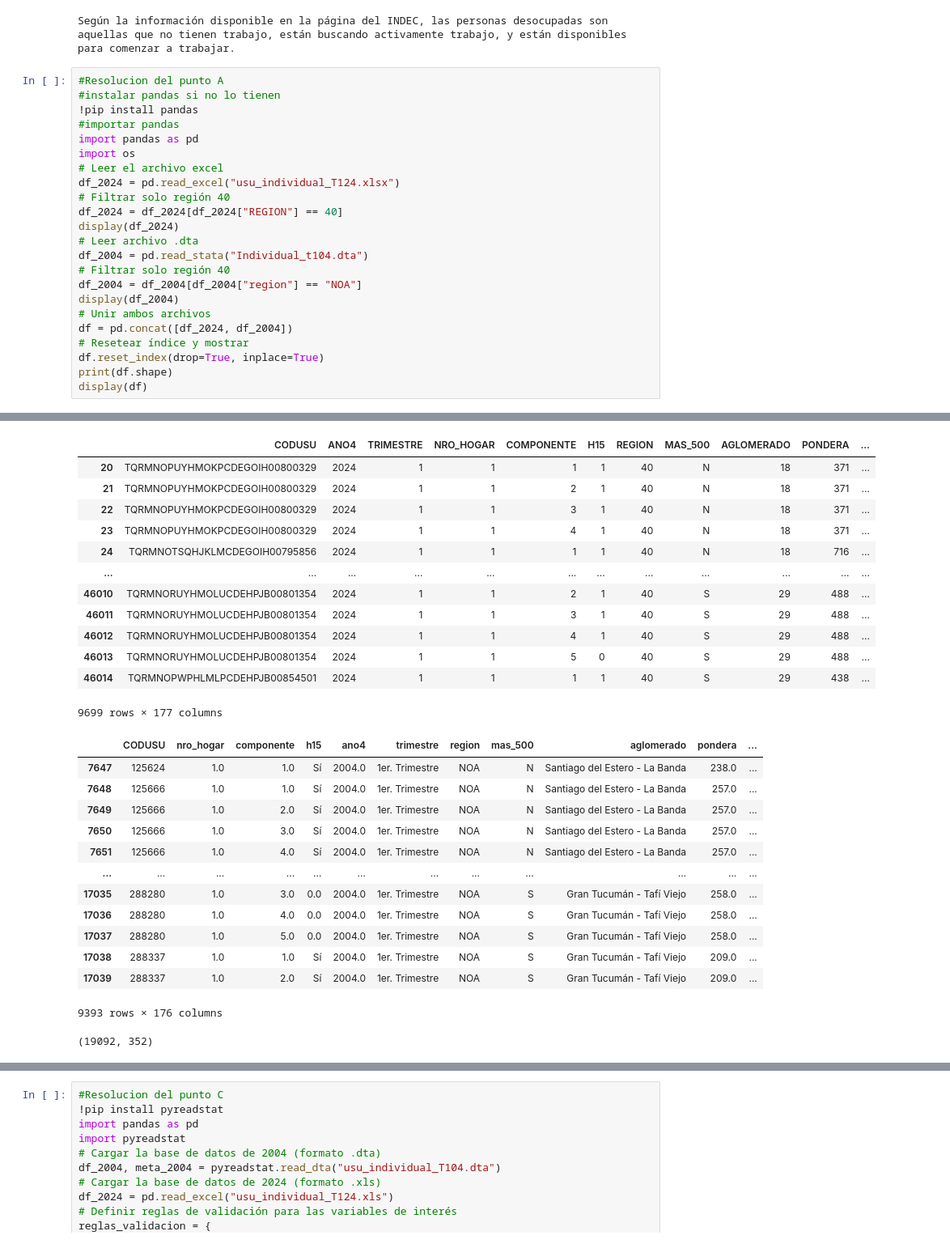
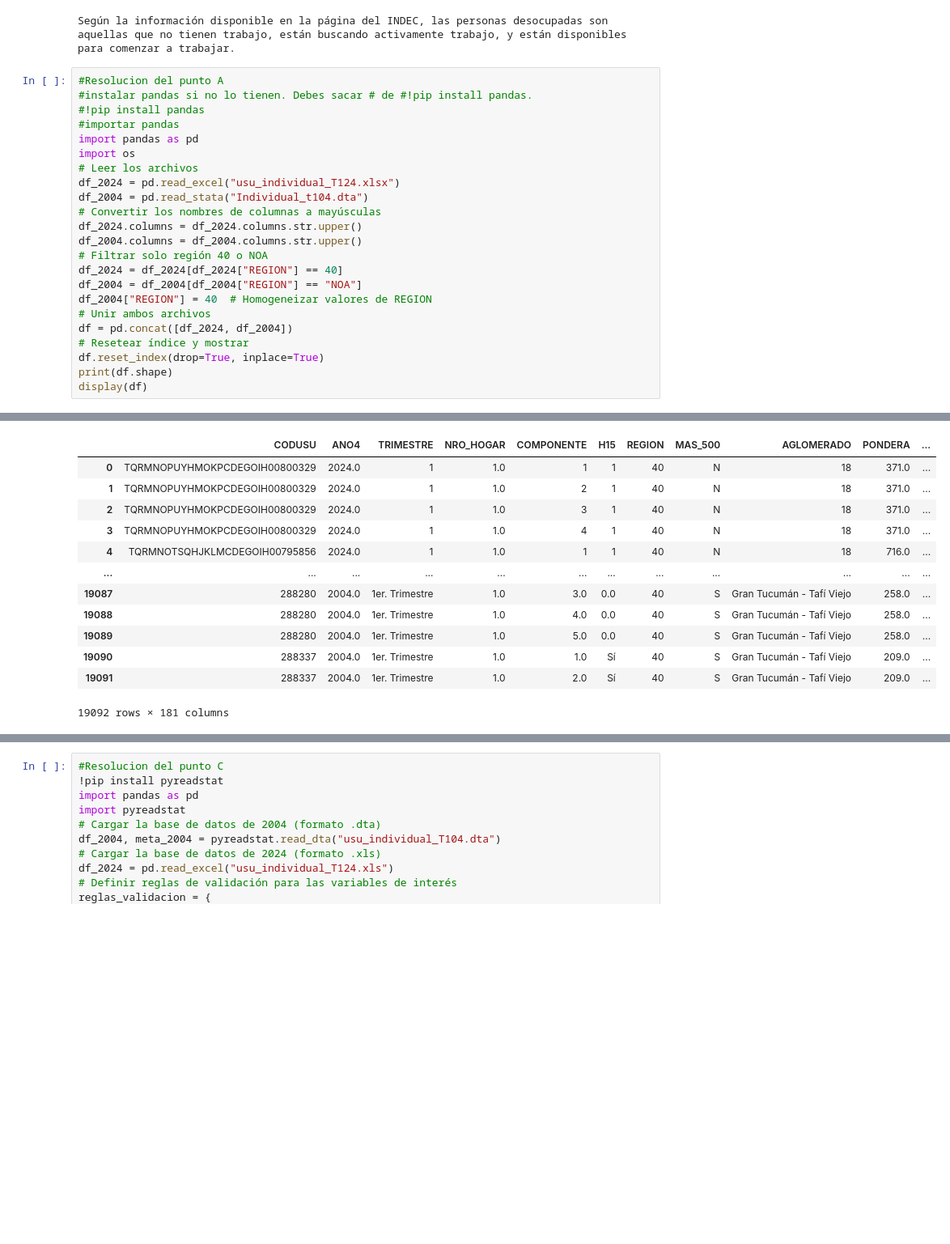
Before and after one commit to LucaDadderio0/-BigDataUBA-Grup10, a Jupyter notebook: TP2/Big_Data_TP2_Grupo10.ipynb, the cells around one changed output, grey strips where cells are left out. Shown at 81% size. Saved outputs shown, nothing was run; the diff lists cells and outputs as text; blank space fills up the shorter version.

```diff
--- a/TP2/Big_Data_TP2_Grupo10.ipynb
+++ b/TP2/Big_Data_TP2_Grupo10.ipynb
@@ -5,21 +5,21 @@ print("Según la información disponible en la página del INDEC, las personas d
 Según la información disponible en la página del INDEC, las personas desocupadas son aquellas que no tienen trabajo, están buscando activamente trabajo, y están disponibles para comenzar a trabajar.
 # %%
 #Resolucion del punto A
-#instalar pandas si no lo tienen
-!pip install pandas
+#instalar pandas si no lo tienen. Debes sacar # de #!pip install pandas.
+#!pip install pandas
 #importar pandas
 import pandas as pd
 import os
-# Leer el archivo excel
+# Leer los archivos
 df_2024 = pd.read_excel("usu_individual_T124.xlsx")
-# Filtrar solo región 40
+df_2004 = pd.read_stata("Individual_t104.dta")
+# Convertir los nombres de columnas a mayúsculas
+df_2024.columns = df_2024.columns.str.upper()
+df_2004.columns = df_2004.columns.str.upper()
+# Filtrar solo región 40 o NOA
 df_2024 = df_2024[df_2024["REGION"] == 40]
-display(df_2024)
-# Leer archivo .dta
-df_2004 = pd.read_stata("Individual_t104.dta")
-# Filtrar solo región 40
-df_2004 = df_2004[df_2004["region"] == "NOA"]
-display(df_2004)
+df_2004 = df_2004[df_2004["REGION"] == "NOA"]
+df_2004["REGION"] = 40  # Homogeneizar valores de REGION
 # Unir ambos archivos
 df = pd.concat([df_2024, df_2004])
 # Resetear índice y mostrar
@@ -36,27 +31,13 @@ Requirement already satisfied: six>=1.5 in c:\users\cece\anaconda3\lib\site-pack
 |  | CODUSU | ANO4 | TRIMESTRE | NRO_HOGAR | COMPONENTE | H15 | REGION | MAS_500 | AGLOMERADO | PONDERA | ... |
-| 20 | TQRMNOPUYHMOKPCDEGOIH00800329 | 2024 | 1 | 1 | 1 | 1 | 40 | N | 18 | 371 | ... |
-| 21 | TQRMNOPUYHMOKPCDEGOIH00800329 | 2024 | 1 | 1 | 2 | 1 | 40 | N | 18 | 371 | ... |
-| 22 | TQRMNOPUYHMOKPCDEGOIH00800329 | 2024 | 1 | 1 | 3 | 1 | 40 | N | 18 | 371 | ... |
-| 23 | TQRMNOPUYHMOKPCDEGOIH00800329 | 2024 | 1 | 1 | 4 | 1 | 40 | N | 18 | 371 | ... |
-| 24 | TQRMNOTSQHJKLMCDEGOIH00795856 | 2024 | 1 | 1 | 1 | 1 | 40 | N | 18 | 716 | ... |
+| 0 | TQRMNOPUYHMOKPCDEGOIH00800329 | 2024.0 | 1 | 1.0 | 1 | 1 | 40 | N | 18 | 371.0 | ... |
+| 1 | TQRMNOPUYHMOKPCDEGOIH00800329 | 2024.0 | 1 | 1.0 | 2 | 1 | 40 | N | 18 | 371.0 | ... |
+| 2 | TQRMNOPUYHMOKPCDEGOIH00800329 | 2024.0 | 1 | 1.0 | 3 | 1 | 40 | N | 18 | 371.0 | ... |
+| 3 | TQRMNOPUYHMOKPCDEGOIH00800329 | 2024.0 | 1 | 1.0 | 4 | 1 | 40 | N | 18 | 371.0 | ... |
+| 4 | TQRMNOTSQHJKLMCDEGOIH00795856 | 2024.0 | 1 | 1.0 | 1 | 1 | 40 | N | 18 | 716.0 | ... |
 | ... | ... | ... | ... | ... | ... | ... | ... | ... | ... | ... | ... |
-| 46010 | TQRMNORUYHMOLUCDEHPJB00801354 | 2024 | 1 | 1 | 2 | 1 | 40 | S | 29 | 488 | ... |
-| 46011 | TQRMNORUYHMOLUCDEHPJB00801354 | 2024 | 1 | 1 | 3 | 1 | 40 | S | 29 | 488 | ... |
-| 46012 | TQRMNORUYHMOLUCDEHPJB00801354 | 2024 | 1 | 1 | 4 | 1 | 40 | S | 29 | 488 | ... |
-| 46013 | TQRMNORUYHMOLUCDEHPJB00801354 | 2024 | 1 | 1 | 5 | 0 | 40 | S | 29 | 488 | ... |
-| 46014 | TQRMNOPWPHLMLPCDEHPJB00854501 | 2024 | 1 | 1 | 1 | 1 | 40 | S | 29 | 438 | ... |
+| 19087 | 288280 | 2004.0 | 1er. Trimestre | 1.0 | 3.0 | 0.0 | 40 | S | Gran Tucumán - Tafí Viejo | 258.0 | ... |
+| 19088 | 288280 | 2004.0 | 1er. Trimestre | 1.0 | 4.0 | 0.0 | 40 | S | Gran Tucumán - Tafí Viejo | 258.0 | ... |
+| 19089 | 288280 | 2004.0 | 1er. Trimestre | 1.0 | 5.0 | 0.0 | 40 | S | Gran Tucumán - Tafí Viejo | 258.0 | ... |
+| 19090 | 288337 | 2004.0 | 1er. Trimestre | 1.0 | 1.0 | Sí | 40 | S | Gran Tucumán - Tafí Viejo | 209.0 | ... |
+| 19091 | 288337 | 2004.0 | 1er. Trimestre | 1.0 | 2.0 | Sí | 40 | S | Gran Tucumán - Tafí Viejo | 209.0 | ... |
-9699 rows × 177 columns
+19092 rows × 181 columns
-|  | CODUSU | nro_hogar | componente | h15 | ano4 | trimestre | region | mas_500 | aglomerado | pondera | ... |
-| 7647 | 125624 | 1.0 | 1.0 | Sí | 2004.0 | 1er. Trimestre | NOA | N | Santiago del Estero - La Banda | 238.0 | ... |
-| 7648 | 125666 | 1.0 | 1.0 | Sí | 2004.0 | 1er. Trimestre | NOA | N | Santiago del Estero - La Banda | 257.0 | ... |
-| 7649 | 125666 | 1.0 | 2.0 | Sí | 2004.0 | 1er. Trimestre | NOA | N | Santiago del Estero - La Banda | 257.0 | ... |
-| 7650 | 125666 | 1.0 | 3.0 | Sí | 2004.0 | 1er. Trimestre | NOA | N | Santiago del Estero - La Banda | 257.0 | ... |
-| 7651 | 125666 | 1.0 | 4.0 | Sí | 2004.0 | 1er. Trimestre | NOA | N | Santiago del Estero - La Banda | 257.0 | ... |
-| ... | ... | ... | ... | ... | ... | ... | ... | ... | ... | ... | ... |
-| 17035 | 288280 | 1.0 | 3.0 | 0.0 | 2004.0 | 1er. Trimestre | NOA | S | Gran Tucumán - Tafí Viejo | 258.0 | ... |
-| 17036 | 288280 | 1.0 | 4.0 | 0.0 | 2004.0 | 1er. Trimestre | NOA | S | Gran Tucumán - Tafí Viejo | 258.0 | ... |
-| 17037 | 288280 | 1.0 | 5.0 | 0.0 | 2004.0 | 1er. Trimestre | NOA | S | Gran Tucumán - Tafí Viejo | 258.0 | ... |
-| 17038 | 288337 | 1.0 | 1.0 | Sí | 2004.0 | 1er. Trimestre | NOA | S | Gran Tucumán - Tafí Viejo | 209.0 | ... |
-| 17039 | 288337 | 1.0 | 2.0 | Sí | 2004.0 | 1er. Trimestre | NOA | S | Gran Tucumán - Tafí Viejo | 209.0 | ... |
-9393 rows × 176 columns
-(19092, 352)
```
Also changed, not shown: parts of 12 cells of this notebook.
